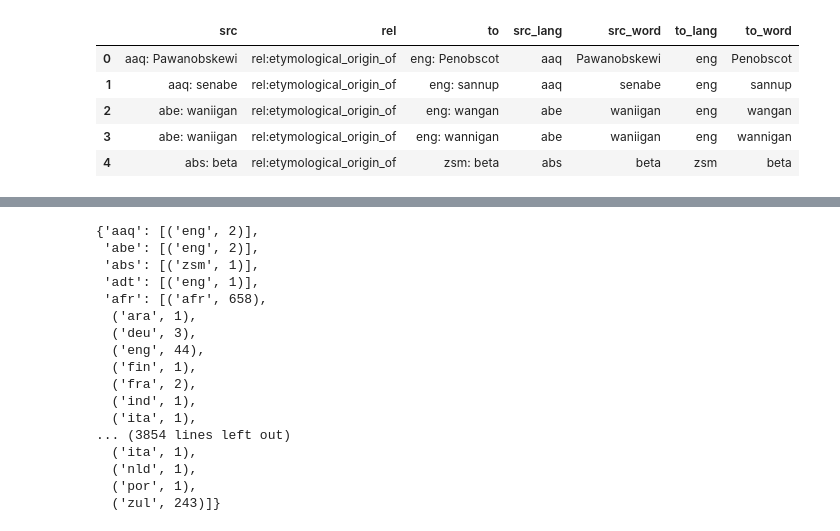
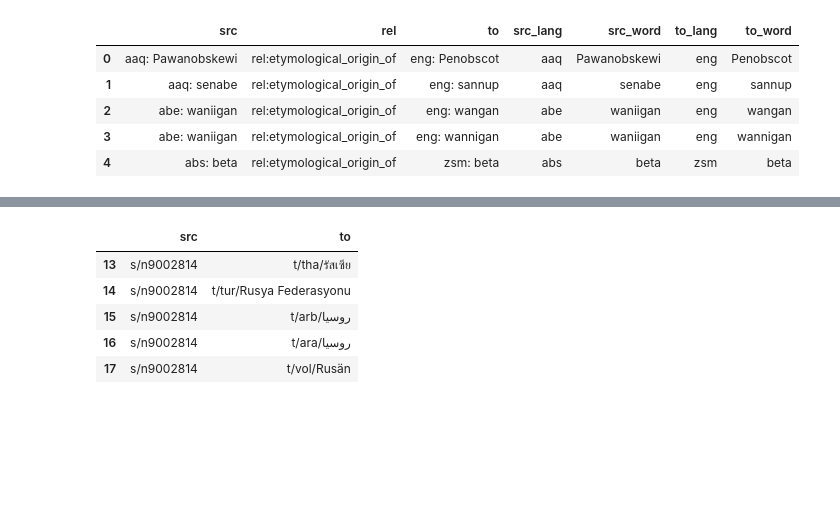
Before and after one commit to zifeo/Etymap, a Jupyter notebook: lab/processing.ipynb, the cells around one changed output, grey strips where cells are left out. Drawn from its saved outputs; the diff is of its cells as text; code cells hidden in the pictures; blank space fills up the shorter version.

```diff
--- a/lab/processing.ipynb
+++ b/lab/processing.ipynb
@@ -46,26 +52,6 @@ network_to = {}
 for l in tqdm(langs):
     cnt = ety[ety.src_lang == l].groupby('to_lang').to_lang.count()
     network_to[l] = list(zip(cnt.index, map(int, cnt.values)))
-# %%
-network_to
-# %% [output]
-{'aaq': [('eng', 2)],
- 'abe': [('eng', 2)],
- 'abs': [('zsm', 1)],
- 'adt': [('eng', 1)],
- 'afr': [('afr', 658),
-  ('ara', 1),
-  ('deu', 3),
-  ('eng', 44),
-  ('fin', 1),
-  ('fra', 2),
-  ('ind', 1),
-  ('ita', 1),
-... (3854 lines left out)
-  ('ita', 1),
-  ('nld', 1),
-  ('por', 1),
-  ('zul', 243)]}
 # %%
 with open('../data/network_to.json', 'w') as f:
     json.dump(network_to, f, ensure_ascii=False)
@@ -78,3 +64,16 @@ for l in tqdm(langs):
 # %%
 with open('../data/network_from.json', 'w') as f:
     json.dump(network_from, f, ensure_ascii=False)
+# %%
+synonyms = pd.read_csv('../data/uwn.tsv', sep='\t', header=None)
+synonyms.columns = ['src', 'rel', 'to', 'weight']
+synonyms = synonyms[synonyms.rel != 'rel:means']
+synonyms.drop(['weight', 'rel'], axis=1, inplace=True)
+synonyms.head()
+# %% [output]
+|  | src | to |
+| 13 | s/n9002814 | t/tha/รัสเซีย |
+| 14 | s/n9002814 | t/tur/Rusya Federasyonu |
+| 15 | s/n9002814 | t/arb/روسيا |
+| 16 | s/n9002814 | t/ara/روسيا |
+| 17 | s/n9002814 | t/vol/Rusän |
```
Also changed, not shown: parts of 7 cells of this notebook, 4 other files.
